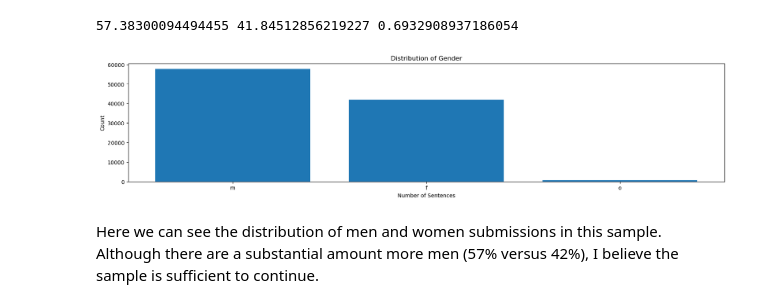
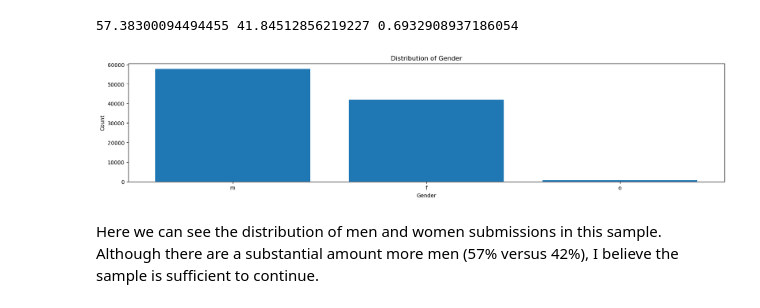
Before and after one commit to TZstatsADS/ads-fall2023-project1-juliamblake1, a Jupyter notebook: doc/project 1 v1.ipynb, the cells around one changed output. Saved outputs shown, nothing was run; the diff lists cells and outputs as text; code cells hidden in the pictures.

```diff
--- a/doc/project 1 v1.ipynb
+++ b/doc/project 1 v1.ipynb
@@ -165,17 +152,17 @@ print(prop_male, prop_female, prop_other)
 # %%
 gender_counts = happydemo['gender'].value_counts()
 
 # Create a bar plot
 plt.figure(figsize=(20, 4))  # You can adjust the figure size as needed
 plt.bar(gender_counts.index, gender_counts.values)
 
 # Adding labels and title
-plt.xlabel('Number of Sentences')
+plt.xlabel('Gender')
 plt.ylabel('Count')
 plt.title('Distribution of Gender')
 plt.show()
 # %% [output]
-[figure, old version]
+[figure, new version]
 # %% [markdown]
 Here we can see the distribution of men and women submissions in this sample. Although there are a substantial amount more men (57% versus 42%), I believe the sample is sufficient to continue.
 # %% [markdown]
```
Also changed, not shown: parts of 17 cells of this notebook.
